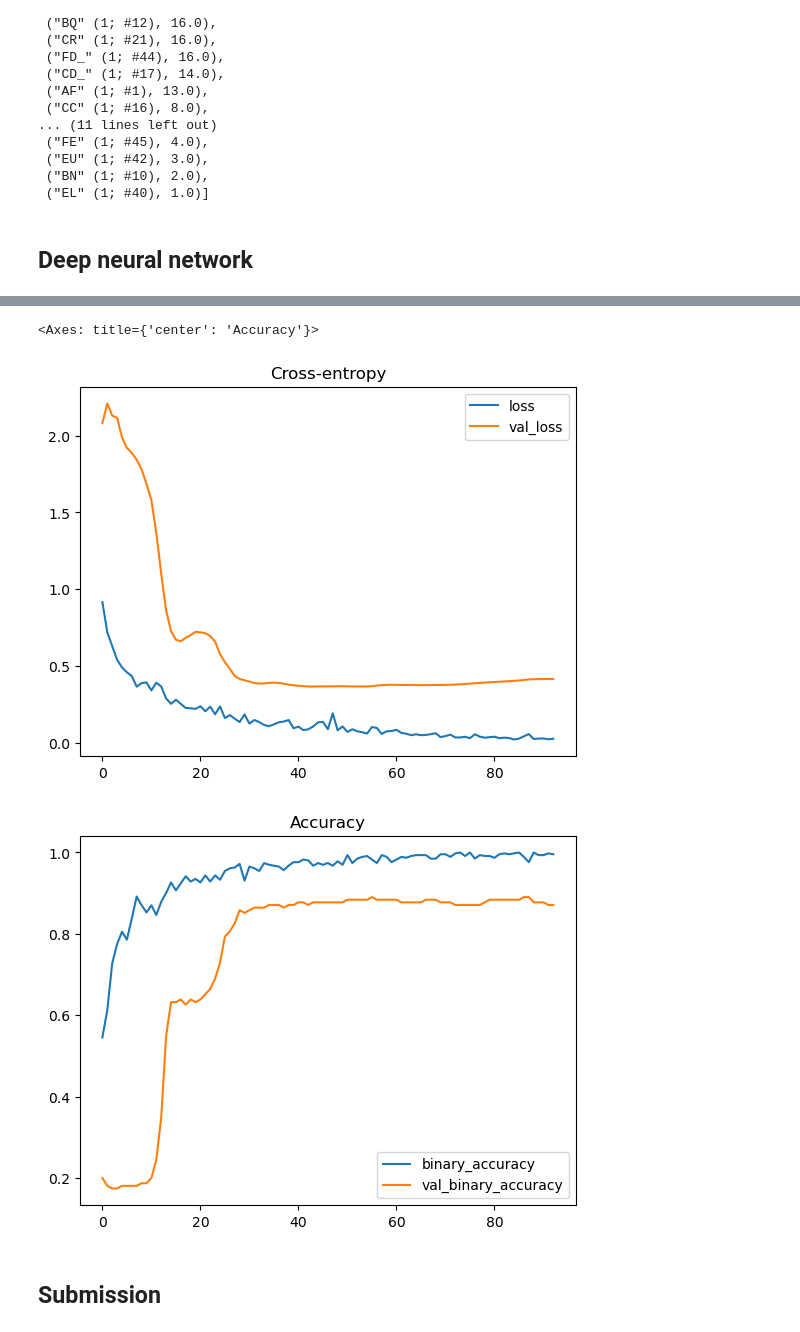
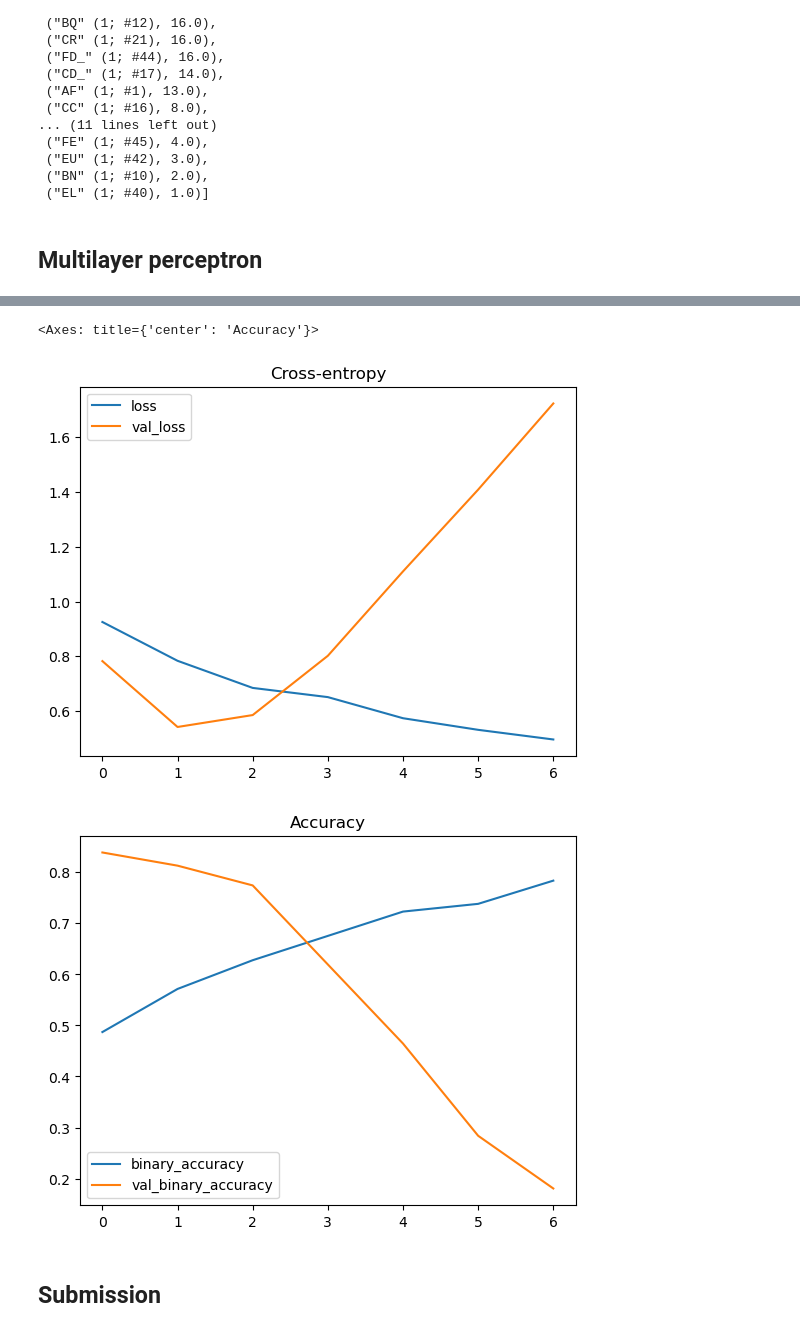
Before and after one commit to koyonkym/kaggle-icr, a Jupyter notebook: notebook0f6edf044e.ipynb, the cells around one changed output, grey strips where cells are left out. Drawn from its saved outputs; the diff is of its cells as text; code cells hidden in the pictures.

```diff
--- a/notebook0f6edf044e.ipynb
+++ b/notebook0f6edf044e.ipynb
@@ -386,8 +386,8 @@ inspector.variable_importances()["NUM_AS_ROOT"]
  ("EU" (1; #42), 3.0),
  ("BN" (1; #10), 2.0),
  ("EL" (1; #40), 1.0)]
-# %% [markdown]
-## Deep neural network
+# %% [markdown]
+## Multilayer perceptron
 # %%
 test_df = pd.read_csv('/kaggle/input/icr-identify-age-related-conditions/test.csv')
 
@@ -407,7 +407,7 @@ X = X.drop(columns=ISNA_COLUMNS_TEST)
 # I should check what stratify do.
 X_train, X_valid, y_train, y_valid = train_test_split(X, y, stratify=y, train_size=0.75)
 
-dnn = tf.keras.Sequential([
+mlp = tf.keras.Sequential([
     layers.BatchNormalization(input_shape=[X.shape[1]]),
     layers.Dense(256, activation='relu'),
     layers.BatchNormalization(),
@@ -419,25 +419,23 @@ dnn = tf.keras.Sequential([
 ])
 
 # I need to review metrics later.
-dnn.compile(
+mlp.compile(
     optimizer='adam',
     loss='binary_crossentropy',
     metrics=['binary_accuracy']
 )
 
 early_stopping = tf.keras.callbacks.EarlyStopping(
-#     patience=5,
-    patience=50,
+    patience=5,
     min_delta=0.001,
     restore_best_weights=True,
 )
 
 # I need to review batch_size and epochs depending on the size of training data.
 # The model needs to train with small batch size
-history = dnn.fit(
+history = mlp.fit(
     X_train, y_train, validation_data=(X_valid, y_valid),
-#     batch_size=512,
-    batch_size=256,
+    batch_size=512,
     epochs=200,
     callbacks=[early_stopping],
 )
@@ -466,6 +461,6 @@ Epoch 93/200
 <Axes: title={'center': 'Accuracy'}>
-[figure, old version]
+[figure, new version]
-[figure, old version]
+[figure, new version]
 # %% [markdown]
 ## Submission
 # %%
```
Also changed, not shown: parts of 11 cells of this notebook.
